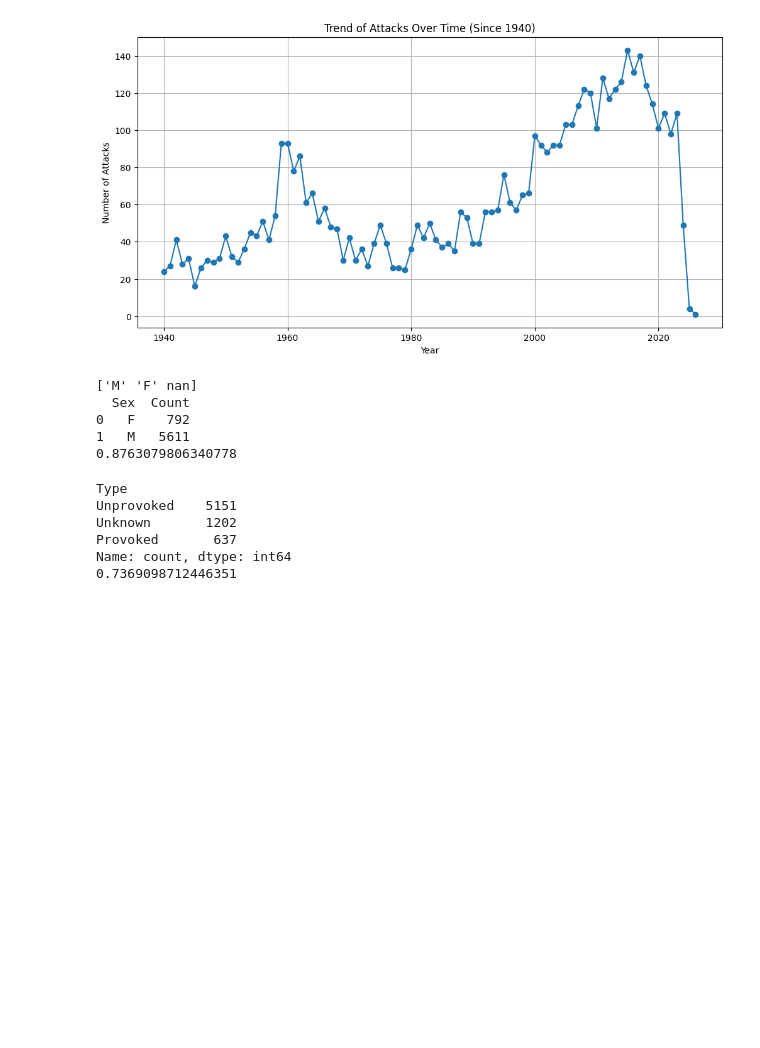
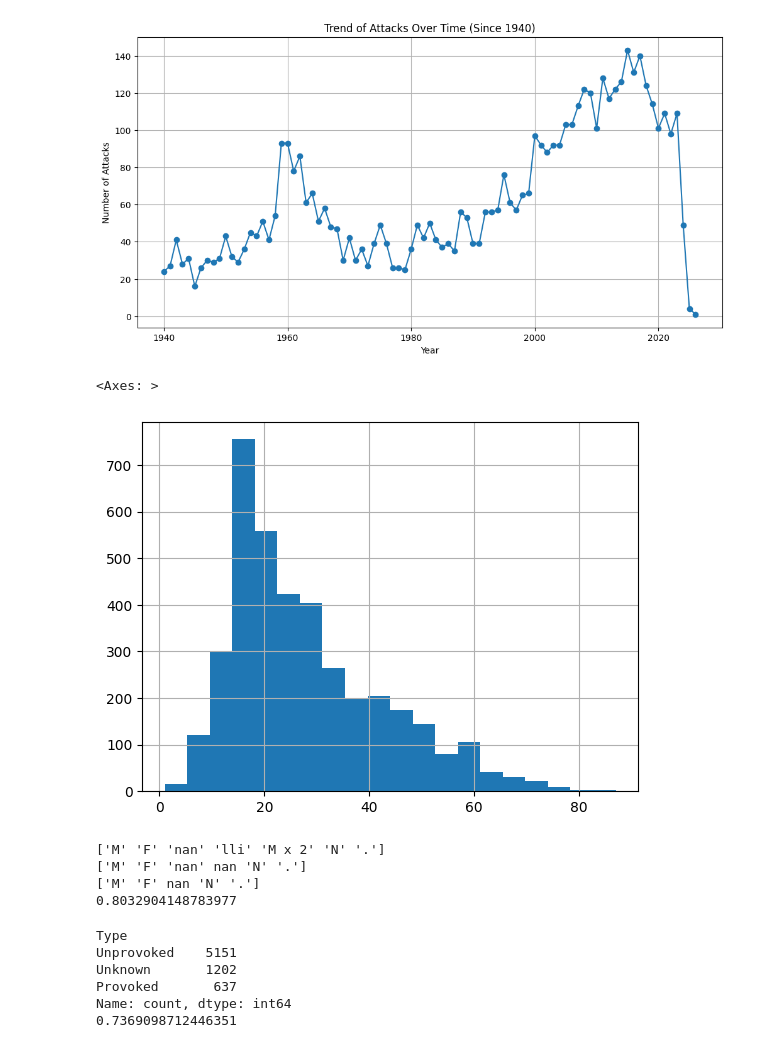
Before and after one commit to Jessicaxiong61/DS-3001, a Jupyter notebook: wrangling assignment/wrangling_assignment.ipynb, the cells around one changed output. Cells and saved outputs as stored; diff of their text form; code cells hidden in the pictures; blank space fills up the shorter version.

```diff
--- a/wrangling assignment/wrangling_assignment.ipynb
+++ b/wrangling assignment/wrangling_assignment.ipynb
@@ -293,30 +293,41 @@ Year range: 5 to 2026
 85  2025      4
 86  2026      1
 [figure]
+# %%
+ # Q2 part 5
+dfq2['Age'] = pd.to_numeric(dfq2['Age'], errors='coerce')   #coerce the "Age" variable to numeric
+dfq2['Age'].hist(bins=20) #historgam
+# %% [output]
+<Axes: >
+[figure, added]
 # %%
  # Q2 part 5
 import pandas as pd
 import numpy as np
 
+# remove strip spaces from values:' M', 'M ')
+dfq2['Sex'] = dfq2['Sex'].astype(str).str.strip()
 print(dfq2['Sex'].unique())
-# Group by 'Sex' and count occurrences
-sex_counts = dfq2.groupby('Sex').size().reset_index(name='Count')
 
-# Display the grouped data
-print(sex_counts)
-# I got 792 females and 5611 males.
+#Replace incorrect values with NAN
+dfq2['Sex'] = dfq2['Sex'].replace({'lli': np.nan, 'M x 2': 'M'})
+print(dfq2['Sex'].unique())
+#output: ['M' 'F' 'nan' nan]
 
-#Proportion of male
-prop_male = 5611 / (5611+792)
-print(prop_male)
+#remove 'nan'
+dfq2['Sex'] = dfq2['Sex'].replace({'nan': np.nan})
+print(dfq2['Sex'].unique())
+#output: ['M' 'F' nan]
 
-# The proportion of male is 0.8763... (88%)
+male_proportion = (dfq2['Sex'] == 'M').mean()
+print(male_proportion)
+
+# The proportion of male is 0.8033... (80%)
 # %% [output]
-['M' 'F' nan]
-  Sex  Count
-0   F    792
-1   M   5611
-0.8763079806340778
+['M' 'F' 'nan' 'lli' 'M x 2' 'N' '.']
+['M' 'F' 'nan' nan 'N' '.']
+['M' 'F' nan 'N' '.']
+0.8032904148783977
 # %%
 # Q2 part 6
 
```
Also changed, not shown: parts of 1 cell of this notebook.
